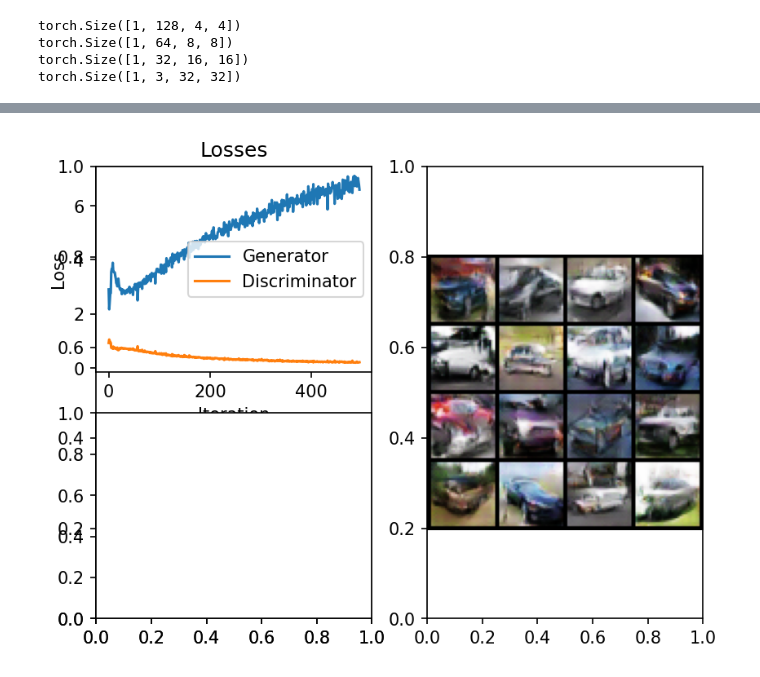
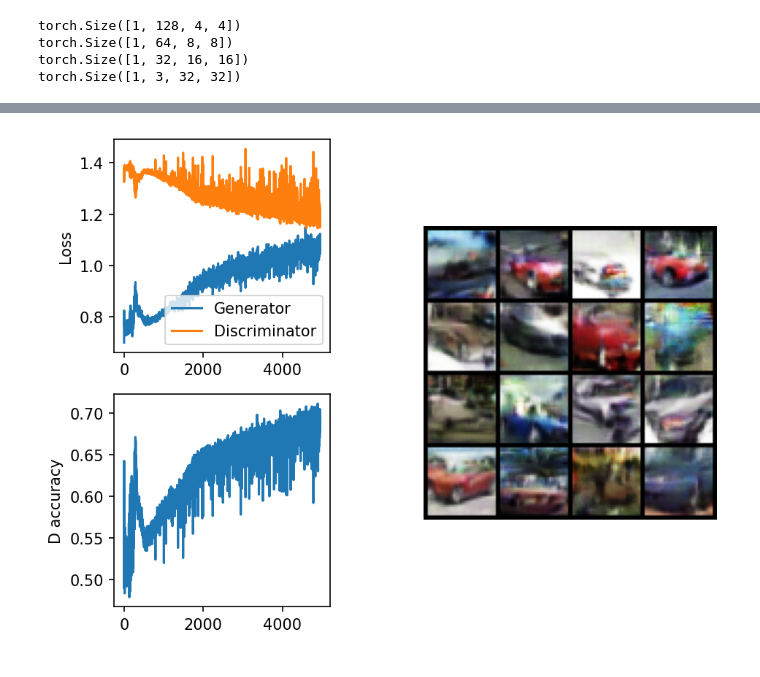
Before and after one commit to udacity/Computer-Vision-and-Generative-AI, a Jupyter notebook: lesson-3-gans/exercises/solution/solution.ipynb, the cells around one changed output, grey strips where cells are left out. Cells and saved outputs as stored; diff of their text form; code cells hidden in the pictures.

```diff
--- a/lesson-3-gans/exercises/solution/solution.ipynb
+++ b/lesson-3-gans/exercises/solution/solution.ipynb
@@ -60,7 +60,7 @@ class Generator(nn.Module):
         # The first block takes us from the latent space to the feature space with a
         # 4x4 kernel with stride 1 and no padding
         blocks = [
-            self._get_transpconv_block(latent_dimension, feat_map_size*factor, 4, 1, 0)
+            self._get_transpconv_block(latent_dimension, feat_map_size*factor, 4, 1, 0, nn.LeakyReLU(0.2))
         ]
 
         # The following blocks are transposed convolutional layers with stride 2 and
@@ -70,13 +70,13 @@ class Generator(nn.Module):
         prev_dim = feat_map_size*factor
         for f in range(int(np.log2(factor)-1), -1, -1):
             blocks.append(
-                self._get_transpconv_block(prev_dim, feat_map_size*2**f, 4, 2, 1)
+                self._get_transpconv_block(prev_dim, feat_map_size*2**f, 4, 2, 1, nn.LeakyReLU(0.2))
             )
             prev_dim = feat_map_size*2**f
 
         # Add last layer
         blocks.append(
-            self._get_transpconv_block(feat_map_size, num_channels, 4, 2, 1, nn.Tanh)
+            self._get_transpconv_block(feat_map_size, num_channels, 4, 2, 1, nn.Tanh())
         )
 
         self.model = nn.Sequential(
@@ -87,7 +87,7 @@ class Generator(nn.Module):
             # self._get_transpconv_block(feat_map_size, num_channels, 4, 2, 1, nn.Tanh),
         )
 
-    def _get_transpconv_block(self, in_channels, out_channels, kernel_size, stride, padding, activation=nn.ReLU):
+    def _get_transpconv_block(self, in_channels, out_channels, kernel_size, stride, padding, activation):
         return nn.Sequential(
             nn.ConvTranspose2d(
                 in_channels,
@@ -97,7 +97,7 @@ class Generator(nn.Module):
                 padding=padding
         ),
             nn.BatchNorm2d(out_channels),
-            activation()
+            activation
         )
 
     # forward method
@@ -118,11 +118,12 @@ torch.Size([1, 3, 32, 32])
 # %%
 # Visualize the output tensor as a grayscale image
 def visualize_batch(batch):
+    b = batch.detach().cpu()
     fig, sub = plt.subplots(dpi=150)
     sub.imshow(
         np.transpose(
             make_grid(
-                batch.detach().cpu(),
+                b,
                 padding=2,
                 normalize=True
             ).cpu(),
@@ -130,7 +131,9 @@ def visualize_batch(batch):
         )
     )
     _ = sub.axis("off")
+    print(f"Min/max in batch: {b.min():.3f} {b.max():.3f}")
 
 z = torch.randn(1, latent_dimension, 1, 1)
+fake = G(z)
 visualize_batch(G(z))
 # %% [output]
@@ -198,7 +203,7 @@ tensor([[[[0.5090]]]], grad_fn=<SigmoidBackward0>)
 transform = transforms.Compose([
     transforms.Resize(image_size),
     transforms.RandomHorizontalFlip(),
-    transforms.CenterCrop(image_size),
+    transforms.RandomResizedCrop(image_size, scale=(0.5, 1.0)),
     transforms.ToTensor(),
     transforms.Normalize((0.5, 0.5, 0.5), (0.5, 0.5, 0.5))
 ])
@@ -254,6 +260,7 @@ _ = G.apply(weights_init)
 img_list = []
 G_losses = []
 D_losses = []
+D_acc = []
 iters = 0
 
 print("Starting Training Loop...")
@@ -263,6 +270,7 @@ for epoch in range(n_epochs):
     # For each batch in the dataloader
     batch_G_losses = []
     batch_D_losses = []
+    batch_D_acc = []
 
     for i, data in enumerate(dataloader, 0):
 
@@ -274,9 +282,24 @@ for epoch in range(n_epochs):
         # Format batch
         real_cpu = data[0].to(device)
         b_size = real_cpu.size(0)
+
         label = torch.full((b_size,), real_label, dtype=torch.float, device=device)
+        # Random positive numbers between 0.8 and 1.2 (label smoothing)
+        label = 0.8 + 0.4 * torch.rand(b_size, device=device)
+
+        # Let's flip 10% of the labels to make it slightly harder for the discriminator
+        num_to_flip = int(0.05 * label.size(0))
+
+        # Get random indices and set the first "num_to_flip" of them to 0
+        indices = torch.randperm(label.size(0))[:num_to_flip]
+        label[indices] = 0
+
         # Forward pass real batch through D
         output = D(real_cpu).view(-1)
+
+        # Accuracy for positive
+        acc_pos = (output > 0.5).sum() / output.size(0)
+
         # Calculate loss on all-real batch
         errD_real = criterion(output, label)
         # Calculate gradients for D in backward pass
@@ -289,8 +312,13 @@ for epoch in range(n_epochs):
         # Generate fake image batch with G
         fake = G(noise)
         label.fill_(fake_label)
+
         # Classify all fake batch with D
         output = D(fake.detach()).view(-1)
+
+        # Accuracy for negative
+        acc_neg = (output < 0.5).sum() / output.size(0)
+
         # Calculate D's loss on the all-fake batch
         errD_fake = criterion(output, label)
         # Calculate the gradients for this batch, accumulated (summed) with previous gradients
@@ -298,6 +326,8 @@ for epoch in range(n_epochs):
         D_G_z1 = output.mean().item()
         # Compute error of D as sum over the fake and the real batches
         errD = errD_real + errD_fake
+        # Gradient clipping
+        #nn.utils.clip_grad_value_(D.parameters(), clip_value=1.0)
         # Update D
         optimizerD.step()
 
@@ -313,6 +343,8 @@ for epoch in range(n_epochs):
         # Calculate gradients for G
         errG.backward()
         D_G_z2 = output.mean().item()
+        # Gradient clipping
+        #nn.utils.clip_grad_value_(G.parameters(), clip_value=1.0)
         # Update G
         optimizerG.step()
 
@@ -325,6 +357,7 @@ for epoch in range(n_epochs):
         # Save Losses for plotting later
         batch_G_losses.append(errG.item())
         batch_D_losses.append(errD.item())
+        batch_D_acc.append((0.5 * (acc_pos + acc_neg)).item())
 
         # # Check how the generator is doing by saving G's output on fixed_noise
         # if (iters % 500 == 0) or ((epoch == n_epochs-1) and (i == len(dataloader)-1)):
@@ -336,51 +369,55 @@ for epoch in range(n_epochs):
 
     G_losses.append(np.mean(batch_G_losses))
     D_losses.append(np.mean(batch_D_losses))
+    D_acc.append(np.mean(batch_D_acc))
 
-    if epoch % 5 == 0:
+    if epoch % 50 == 0:
         with torch.no_grad():
             fake = G(fixed_noise).detach().cpu()
 
         clear_output(wait=True)
-        fig, subs = plt.subplots(1, 2, dpi=150)
+        fig = plt.figure(dpi=150)
 
-        gs = gridspec.GridSpec(2, 2)
+        gs = gridspec.GridSpec(2, 8)
 
         # Create subplots
-        ax_a = fig.add_subplot(gs[0, 0])  # Top-left subplot
-        ax_b = fig.add_subplot(gs[1, 0])  # Bottom-left subplot
-        ax_c = fig.add_subplot(gs[:, 1])  # Right subplot spanning both rows
+        ax_a = fig.add_subplot(gs[0, :3])  # Top-left subplot
+        ax_b = fig.add_subplot(gs[1, :3])  # Bottom-left subplot
+        ax_c = fig.add_subplot(gs[:, 4:])  # Right subplot spanning both rows
 
         subs = [ax_a, ax_b, ax_c]
 
         subs[0].plot(G_losses, label="Generator")
         subs[0].plot(D_losses, label="Discriminator")
         subs[0].legend()
-        subs[0].set_xlabel("Iteration")
         subs[0].set_ylabel("Loss")
-        subs[0].set_title("Losses")
+#         subs[0].set_title("Losses")
+
+        subs[1].plot(D_acc)
+        subs[1].set_ylabel("D accuracy")
 
         # Now plot the accuracy
         # subs[1].plot([D_x, D_G_z1, D_G_z2])
 
         subs[2].imshow(
             np.transpose(
                 make_grid(
                     fake.detach().cpu(),
                     padding=2,
                     normalize=True,
                     nrow=4
                 ).cpu(),
                 (1,2,0)
             )
         )
         subs[2].axis("off")
+        fig.tight_layout()
         plt.show()
 
         os.makedirs("results", exist_ok=True)
         fig.savefig(f"results/epoch_{epoch}.png", bbox_inches='tight')
 # %% [output]
-[figure, old version]
+[figure, new version]
 # %%
 visualize_batch(fake)
 # %% [output]
```
Also changed, not shown: parts of 7 cells of this notebook, 6 other files.
